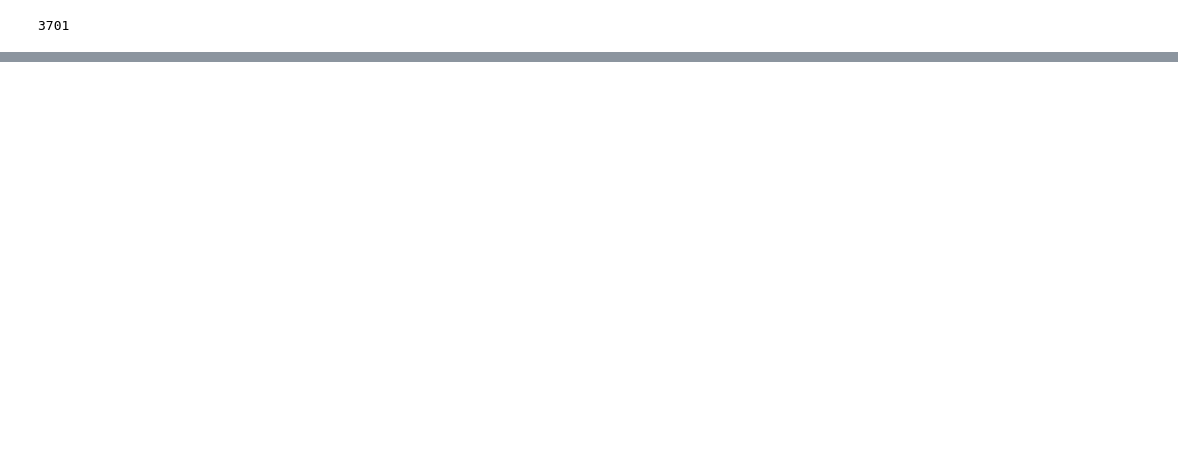
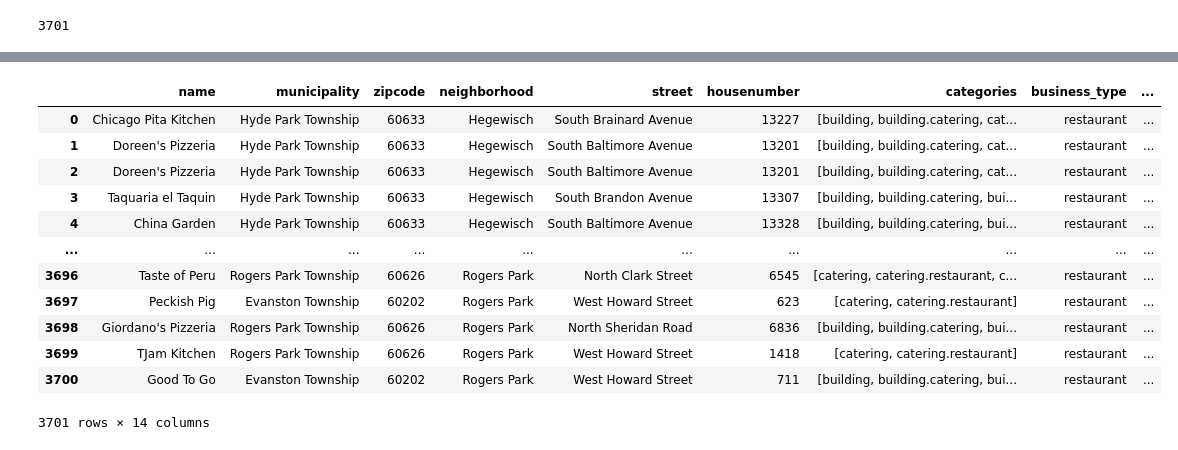
Before and after one commit to ejw-data/proj-food-inspections, a Jupyter notebook: geo_feature_dev.ipynb, the cells around one changed output, grey strips where cells are left out. Drawn from its saved outputs; the diff is of its cells as text; code cells hidden in the pictures; blank space fills up the shorter version.

```diff
--- a/geo_feature_dev.ipynb
+++ b/geo_feature_dev.ipynb
@@ -108,5 +109,4 @@ Audio(sound_file, autoplay=True)
 # %%
-# save list of dictionaries to file
-import json
-with open('./data/manipulated/geo_data.json', 'w') as f:
-    json.dump(all_data, f, indent=4)
+# load data from previous api query
+with open('./data/manipulated/geo_data.json', 'r') as f:
+    all_data = json.load(f)
@@ -123,0 +233,17 @@ len(restaurants_only)
+# %%
+# view data
+df.head()
+# %% [output]
+|  | name | municipality | zipcode | neighborhood | street | housenumber | categories | business_type | ... |
+| 0 | Chicago Pita Kitchen | Hyde Park Township | 60633 | Hegewisch | South Brainard Avenue | 13227 | [building, building.catering, cat... | restaurant | ... |
+| 1 | Doreen's Pizzeria | Hyde Park Township | 60633 | Hegewisch | South Baltimore Avenue | 13201 | [building, building.catering, cat... | restaurant | ... |
+| 2 | Doreen's Pizzeria | Hyde Park Township | 60633 | Hegewisch | South Baltimore Avenue | 13201 | [building, building.catering, cat... | restaurant | ... |
+| 3 | Taquaria el Taquin | Hyde Park Township | 60633 | Hegewisch | South Brandon Avenue | 13307 | [building, building.catering, bui... | restaurant | ... |
+| 4 | China Garden | Hyde Park Township | 60633 | Hegewisch | South Baltimore Avenue | 13328 | [building, building.catering, bui... | restaurant | ... |
+| ... | ... | ... | ... | ... | ... | ... | ... | ... | ... |
+| 3696 | Taste of Peru | Rogers Park Township | 60626 | Rogers Park | North Clark Street | 6545 | [catering, catering.restaurant, c... | restaurant | ... |
+| 3697 | Peckish Pig | Evanston Township | 60202 | Rogers Park | West Howard Street | 623 | [catering, catering.restaurant] | restaurant | ... |
+| 3698 | Giordano's Pizzeria | Rogers Park Township | 60626 | Rogers Park | North Sheridan Road | 6836 | [building, building.catering, bui... | restaurant | ... |
+| 3699 | TJam Kitchen | Rogers Park Township | 60626 | Rogers Park | West Howard Street | 1418 | [catering, catering.restaurant] | restaurant | ... |
+| 3700 | Good To Go | Evanston Township | 60202 | Rogers Park | West Howard Street | 711 | [building, building.catering, bui... | restaurant | ... |
+3701 rows × 14 columns
```
Also changed, not shown: parts of 20 cells of this notebook, 2 other files.
